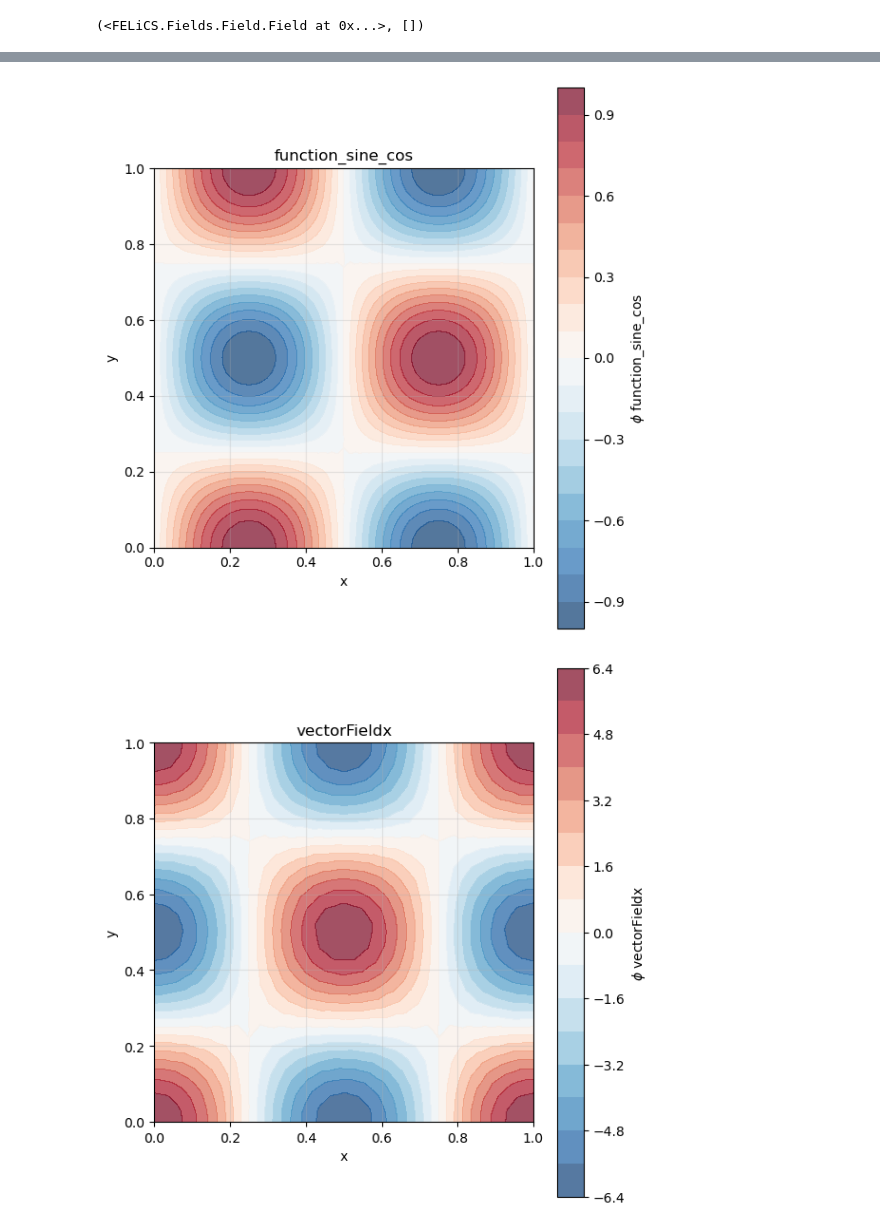
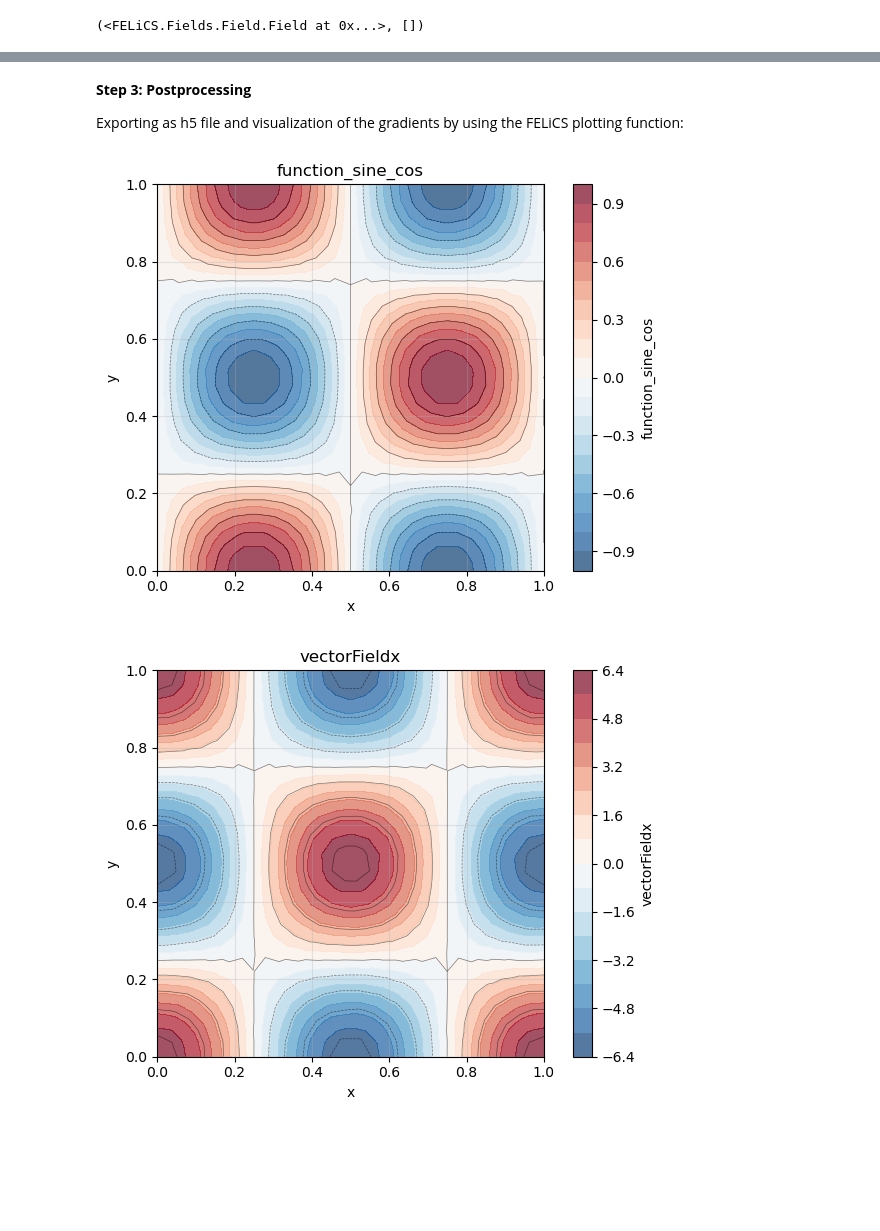
Before and after one commit to arash-mp/FELiCS_FSI, a Jupyter notebook: how_tos/02_DerivativesAndIntegralQuantities/02_CalculateGradient_cartesian.ipynb, the cells around one changed output, grey strips where cells are left out. Cells and saved outputs as stored; diff of their text form; code cells hidden in the pictures; blank space fills up the shorter version.

Commit message:
[doc] update gradient howto cartesian

```diff
--- a/how_tos/02_DerivativesAndIntegralQuantities/02_CalculateGradient_cartesian.ipynb
+++ b/how_tos/02_DerivativesAndIntegralQuantities/02_CalculateGradient_cartesian.ipynb
@@ -119,14 +118,18 @@ gradList = gradPhi.getListOfSubFields()
 phi_x    = gradList[0]
 phi_y    = gradList[1]
 phi_z    = gradList[2]
+# %% [markdown]
+**Step 3: Postprocessing**
+
+Exporting as h5 file and visualization of the gradients by using the FELiCS plotting function:
 # %%
 from FELiCS.IO.Writer import Writer
 gradPhi.exportToH5(Writer())
 
 phi.plot()
 phi_x.plot()
 phi_y.plot()
-phi_z.plot()
+phi_z.plot(imaginaryPart=True)
 # %% [output]
-[figure, old version]
+[figure, new version]
-[figure, old version]
+[figure, new version]
```
Also changed, not shown: parts of 4 cells of this notebook, 11 other files.
